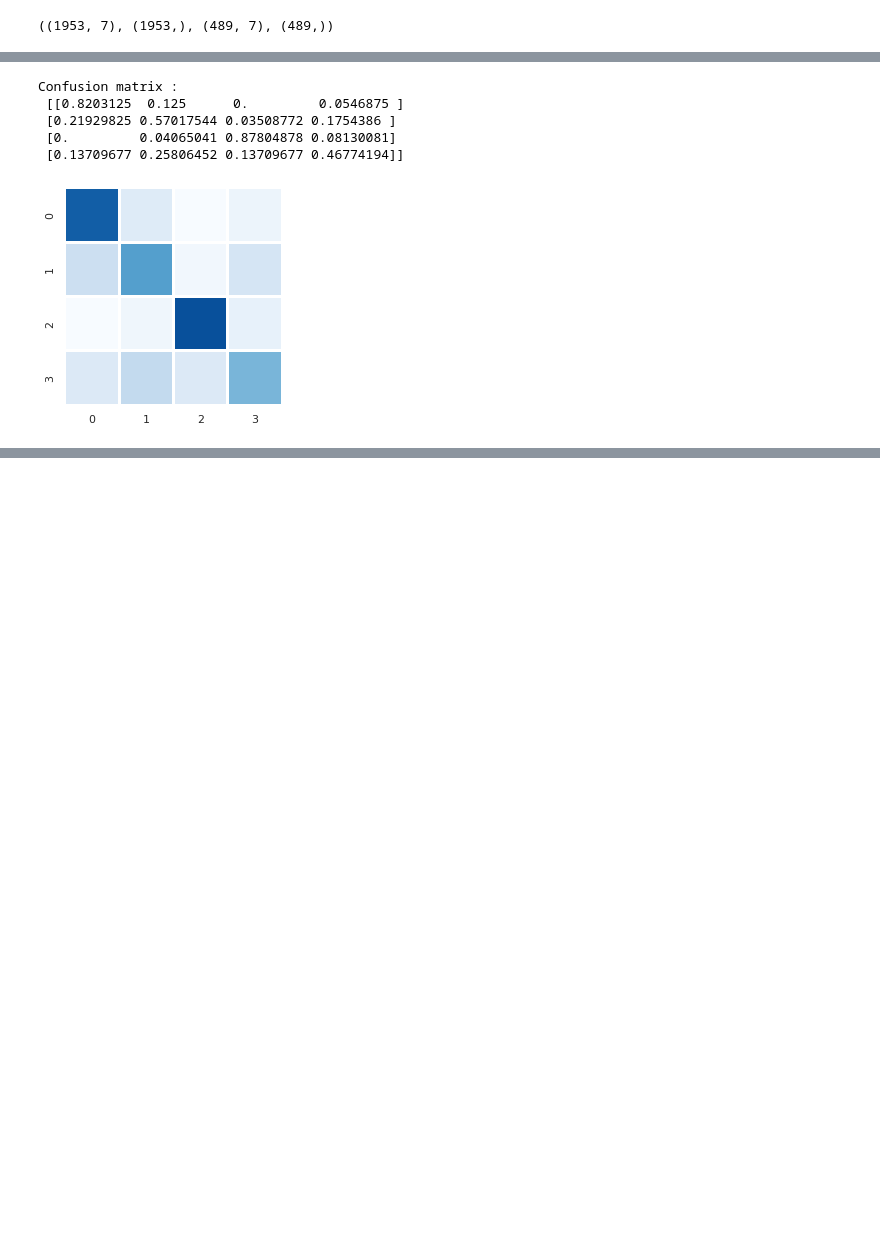
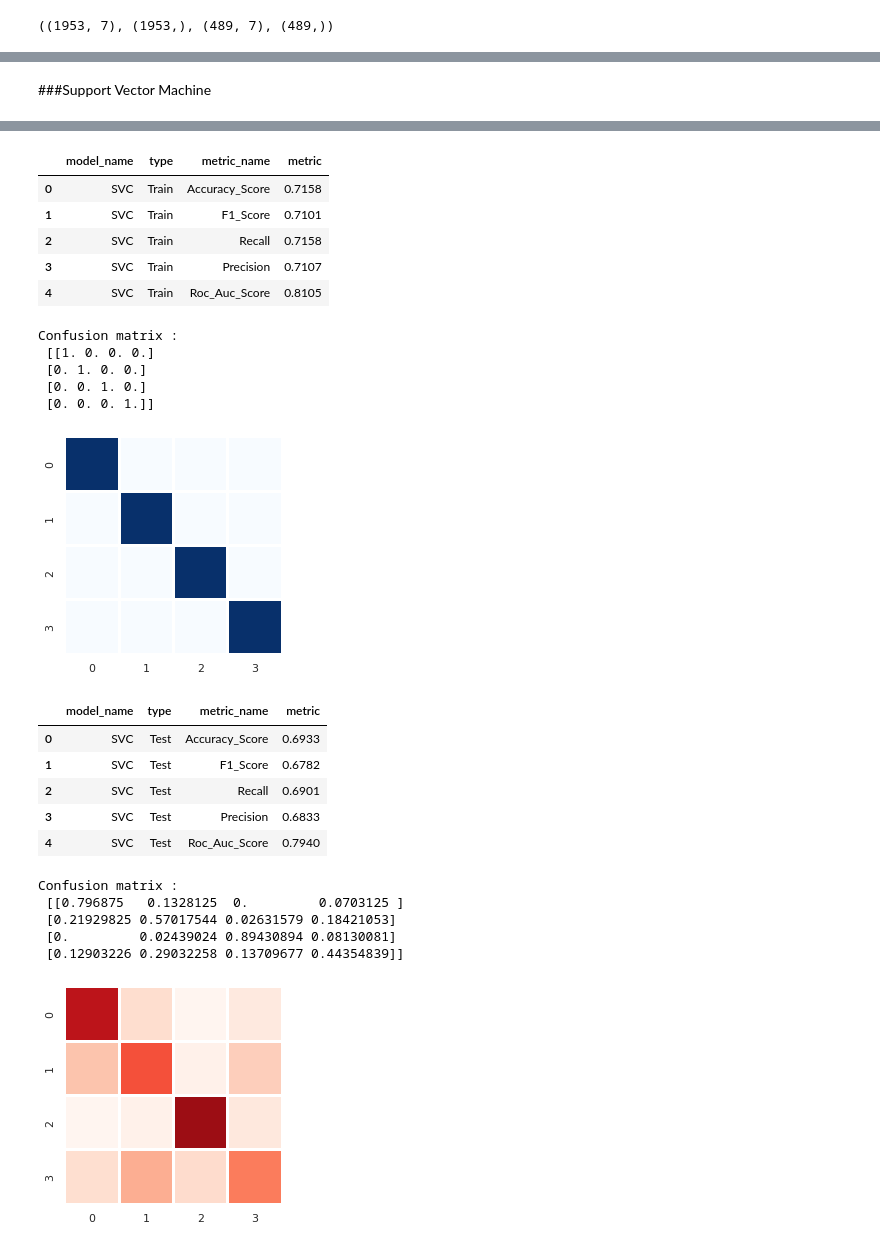
Before and after one commit to spros1/Methods-and-Algorithms_Work_Semester_21-22, a Jupyter notebook: Meteorological_Measurements_AthensCenter.ipynb, the cells around one changed output, grey strips where cells are left out. Cells and saved outputs as stored; diff of their text form; code cells hidden in the pictures; blank space fills up the shorter version.

```diff
--- a/Meteorological_Measurements_AthensCenter.ipynb
+++ b/Meteorological_Measurements_AthensCenter.ipynb
@@ -382,3 +383,14 @@ def model_evaluation_classification (y_true, y_pred, model_name, train_test):
   })
   display(df_score)
   return df_score
+# %%
+def conf_matrix_classification (y_true, y_pred, incmap):
+
+  # show values
+  matrix = confusion_matrix(y_true,  y_pred, labels=[0,1,2,3], normalize="true")
+  print('Confusion matrix : \n',matrix)
+
+  # plot
+  sns.set()
+  ax = sns.heatmap(matrix, cbar=0, linewidths=2,vmax=1, vmin=0, square=True, cmap= incmap)
+  plt.show()
@@ -567,11 +591,0 @@ X_train.shape, y_train.shape, X_test.shape, y_test.shape
-# %%
-#  Random Forest model run
-RFC_model_b, RFC_runtime_b = model_execution(RandomForestClassifier(), 'RandomForest')
-train_pred_RFC_b = model_prediction(RFC_model_b, X_train)
-test_pred_RFC_b  = model_prediction(RFC_model_b, X_test)
-
-# Random Forest Evaluation
-print("\n")
-RFC_train_b = model_evaluation_classification(y_train, train_pred_RFC_b, 'RFC', 'Train')
-print("\n")
-RFC_test_b = model_evaluation_classification(y_test, test_pred_RFC_b,'RFC', 'Test')
@@ -606,14 +592,18 @@ Confusion matrix :
-# %%
-# confusion matrix
-matrix = confusion_matrix(y_test, test_pred_RFC_b, labels=[0,1,2,3], normalize="true")
-print('Confusion matrix : \n',matrix)
-sns.set()
-ax = sns.heatmap(matrix,cbar=0, linewidths=2,vmax=1, vmin=0, square=True, cmap='Blues')
-plt.show()
-# %% [output]
-Confusion matrix :
- [[0.8203125  0.125      0.         0.0546875 ]
- [0.21929825 0.57017544 0.03508772 0.1754386 ]
- [0.         0.04065041 0.87804878 0.08130081]
- [0.13709677 0.25806452 0.13709677 0.46774194]]
-[figure, removed]
+# %% [markdown]
+###Support Vector Machine
+# %%
+#Support Vector run
+SVC_model, SVC_runtime = model_execution(SVC(), 'SVC')
+train_pred_SVC = model_prediction(SVC_model, X_train)
+test_pred_SVC  = model_prediction(SVC_model, X_test)
+
+#Support Vector Evaluation
+print("\n")
+SVC_train = model_evaluation_classification(y_train, train_pred_SVC,'SVC', 'Train')
+print("\n")
+conf_matrix_classification(y_train, train_pred_RFC_b,'Blues')
+print("\n")
+SVC_test = model_evaluation_classification(y_test, test_pred_SVC, 'SVC', 'Test')
+print("\n")
+conf_matrix_classification(y_test, test_pred_RFC_b,'Reds')
+# %% [output]
@@ -619,0 +611,24 @@ Confusion matrix :
+|  | model_name | type | metric_name | metric |
+| 0 | SVC | Train | Accuracy_Score | 0.7158 |
+| 1 | SVC | Train | F1_Score | 0.7101 |
+| 2 | SVC | Train | Recall | 0.7158 |
+| 3 | SVC | Train | Precision | 0.7107 |
+| 4 | SVC | Train | Roc_Auc_Score | 0.8105 |
+Confusion matrix :
+ [[1. 0. 0. 0.]
+ [0. 1. 0. 0.]
+ [0. 0. 1. 0.]
+ [0. 0. 0. 1.]]
+[figure, added]
+|  | model_name | type | metric_name | metric |
+| 0 | SVC | Test | Accuracy_Score | 0.6933 |
+| 1 | SVC | Test | F1_Score | 0.6782 |
+| 2 | SVC | Test | Recall | 0.6901 |
+| 3 | SVC | Test | Precision | 0.6833 |
+| 4 | SVC | Test | Roc_Auc_Score | 0.7940 |
+Confusion matrix :
+ [[0.796875   0.1328125  0.         0.0703125 ]
+ [0.21929825 0.57017544 0.02631579 0.18421053]
+ [0.         0.02439024 0.89430894 0.08130081]
+ [0.12903226 0.29032258 0.13709677 0.44354839]]
+[figure, added]
```
Also changed, not shown: parts of 12 cells of this notebook.
